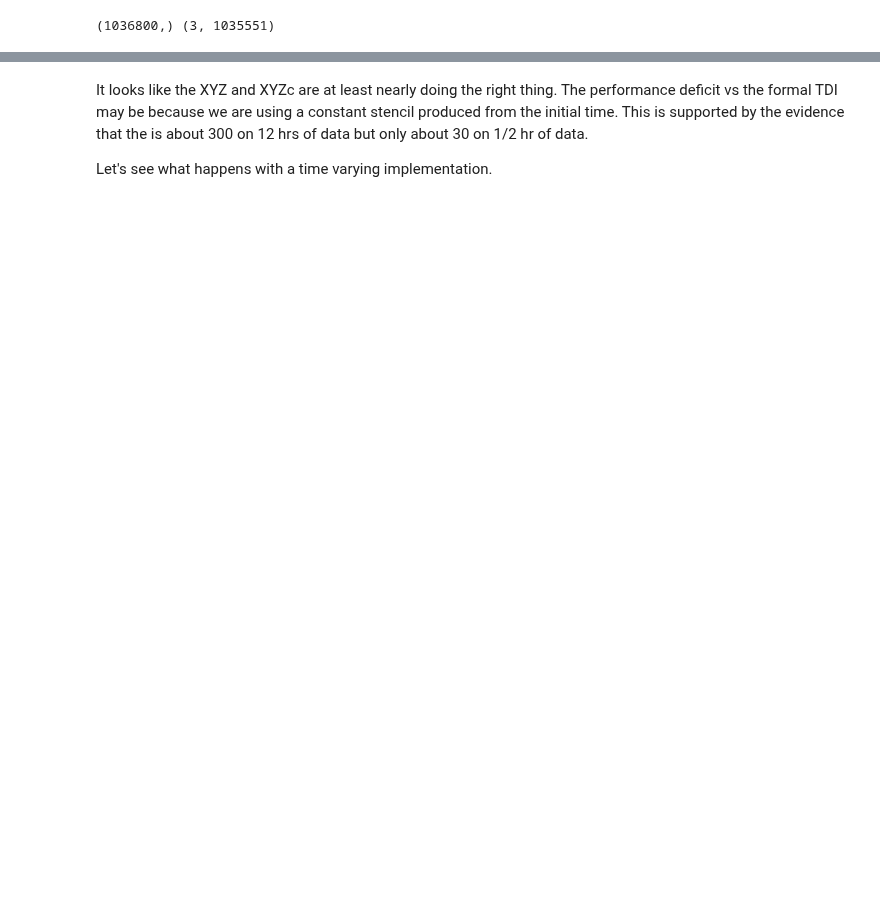
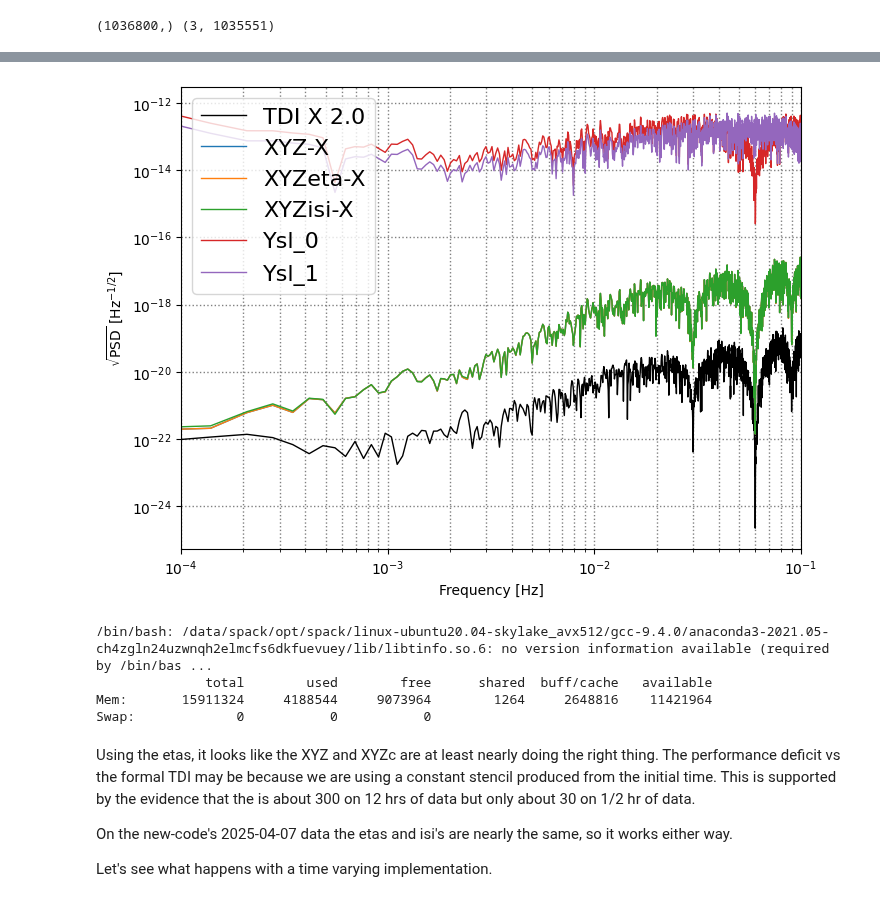
Before and after one commit to eleonoracastelli/pcipy, a Jupyter notebook: notebooks/Compute TDI Stencil.ipynb, the cells around one changed output, grey strips where cells are left out. Drawn from its saved outputs; the diff is of its cells as text; code cells hidden in the pictures; blank space fills up the shorter version.

```diff
--- a/notebooks/Compute TDI Stencil.ipynb
+++ b/notebooks/Compute TDI Stencil.ipynb
@@ -365,7 +393,7 @@ importlib.reload(pcipy.tdi_filter)
 importlib.reload(pcipy.filter)
 TDIFilter=pcipy.tdi_filter.DeducedTDIFilter
 ioff,sp1000=TDIFilter.compute_stencil_from_measurements(data_noise,i0=1000,nleft=400,nright=600)
-tdifilt=TDIFilter(data_noise,i0=1000)
+tdifilt=TDIFilter(data_noise,eval_time=1000/fs)
 st1000=tdifilt.stencil_compts
 # %%
 print(np.sort(sp1000-st1000))
@@ -641,4 +628,47 @@ Swap:             0           0           0
+# %%
+import matplotlib.pyplot as plt
+# Comparison with TDI variables
+_, axes = plt.subplots(1, 1, figsize=(8, 6))
+colors = ['blue', 'skyblue', 'red', 'orange', 'purple', 'gray']
+# TDI 2.0 spectrum
+axes.loglog(f[ipos], np.abs(x2_fft[ipos]),
+            label='TDI X 2.0',
+            color='black', linewidth=1)
+
+axes.loglog(f[ipos], np.abs(XYZ_fft[0][ipos]),
+            label='XYZ-X', linewidth=1)
+axes.loglog(f[ipos], np.abs(XYZc_fft[0][ipos]),
+            label='XYZeta-X', linewidth=1)
+axes.loglog(f[ipos], np.abs(XYZ_isi_fft[0][ipos]),
+            label='XYZisi-X', linewidth=1)
+
+axes.loglog(f[ipos], np.abs(Ysl0_fft[ipos]),
+            label='Ysl_0', linewidth=1)
+axes.loglog(f[ipos], np.abs(Ysl1_fft[ipos]),
+            label='Ysl_1', linewidth=1)
+
+axes.set_xlabel("Frequency [Hz]")
+axes.set_ylabel(r"$\mathrm{\sqrt{PSD}}$ [$\mathrm{Hz^{-1/2}}$]")
+plt.legend(loc='upper left', fontsize=16)
+# axes.set_ylim([1e-24, 1e-17])
+axes.set_xlim([1e-4, 1e-1])
+#plt.title("PCI 2.0 (" + str(int(ns/fs/3600))+" hours, nh = "+str(nhalf)+")")
+plt.grid(linewidth=1.0,
+         color='gray',
+         linestyle='dotted',
+         which='both',
+         axis='both')
+plt.show()
+!free
+# %% [output]
+[figure, added]
+/bin/bash: /data/spack/opt/spack/linux-ubuntu20.04-skylake_avx512/gcc-9.4.0/anaconda3-2021.05-ch4zgln24uzwnqh2elmcfs6dkfuevuey/lib/libtinfo.so.6: no version information available (required by /bin/bas ...
+              total        used        free      shared  buff/cache   available
+Mem:       15911324     4188544     9073964        1264     2648816    11421964
+Swap:             0           0           0
 # %% [markdown]
-It looks like the XYZ and XYZc are at least nearly doing the right thing.  The performance deficit vs the formal TDI may be because we are using a constant stencil produced from the initial time.  This is supported by the evidence that the is about 300 on 12 hrs of data but only about 30 on 1/2 hr of data.
+Using the etas, it looks like the XYZ and XYZc are at least nearly doing the right thing.  The performance deficit vs the formal TDI may be because we are using a constant stencil produced from the initial time.  This is supported by the evidence that the is about 300 on 12 hrs of data but only about 30 on 1/2 hr of data.
+
+On the new-code's 2025-04-07 data the etas and isi's are nearly the same, so it works either way.
 
 Let's see what happens with a time varying implementation.
```
Also changed, not shown: parts of 24 cells of this notebook, 2 other files.
